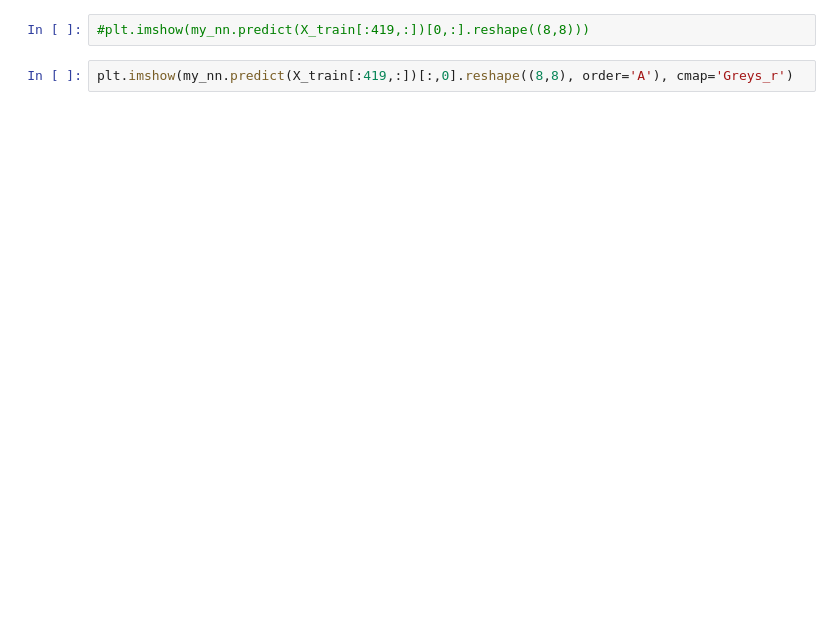
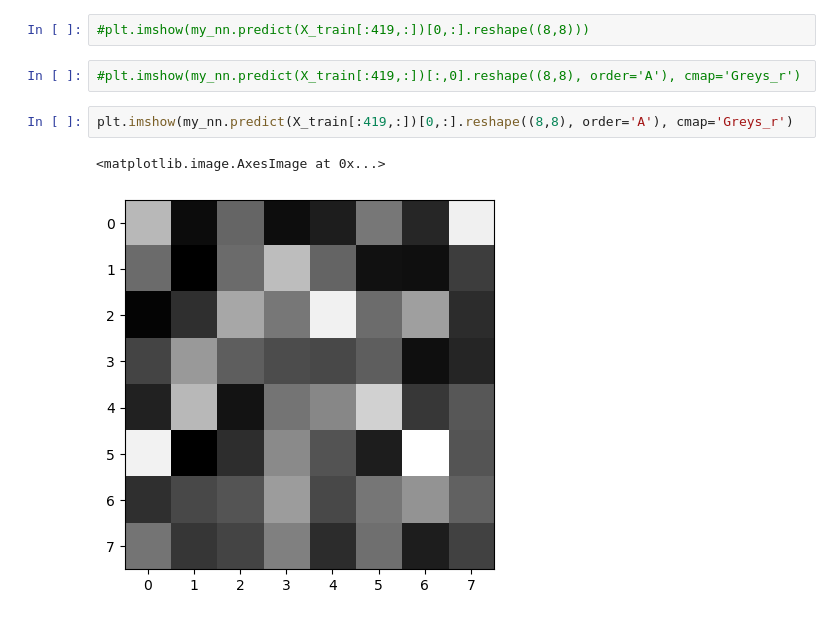
Before and after one commit to drumyerscough/final-nn, a Jupyter notebook: testing.ipynb, the cells around one changed output. Cells and saved outputs as stored; diff of their text form; blank space fills up the shorter version.

```diff
--- a/testing.ipynb
+++ b/testing.ipynb
@@ -71,6 +91,11 @@ plt.plot(per_epoch_loss_val)
 # %%
 #plt.imshow(my_nn.predict(X_train[:419,:])[0,:].reshape((8,8)))
+# %%
+#plt.imshow(my_nn.predict(X_train[:419,:])[:,0].reshape((8,8), order='A'), cmap='Greys_r')
 # %%
-plt.imshow(my_nn.predict(X_train[:419,:])[:,0].reshape((8,8), order='A'), cmap='Greys_r')
+plt.imshow(my_nn.predict(X_train[:419,:])[0,:].reshape((8,8), order='A'), cmap='Greys_r')
+# %% [output]
+<matplotlib.image.AxesImage at 0x...>
+[figure, added]
 # %%
 plt.imshow(X_train[:419,:][0,:].reshape((8,8)), cmap='Greys_r')
```
Also changed, not shown: parts of 12 cells of this notebook, 1 other file.
